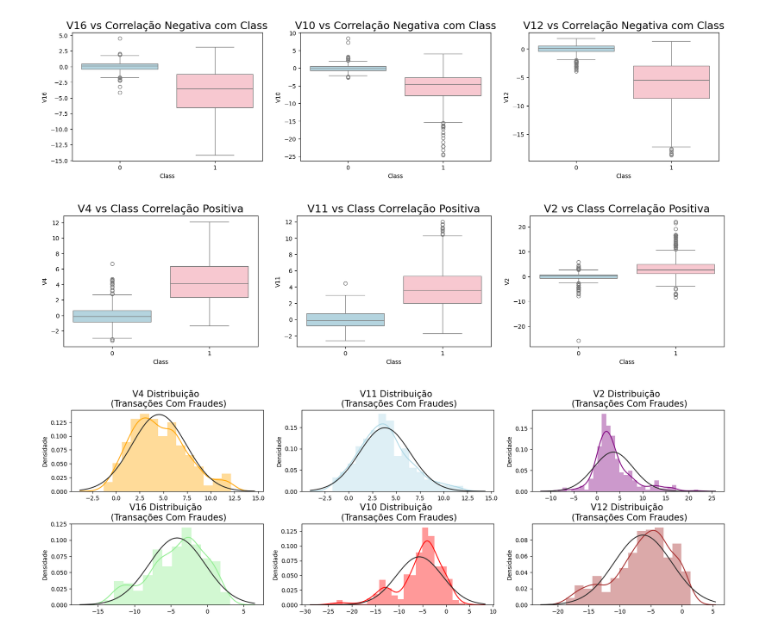
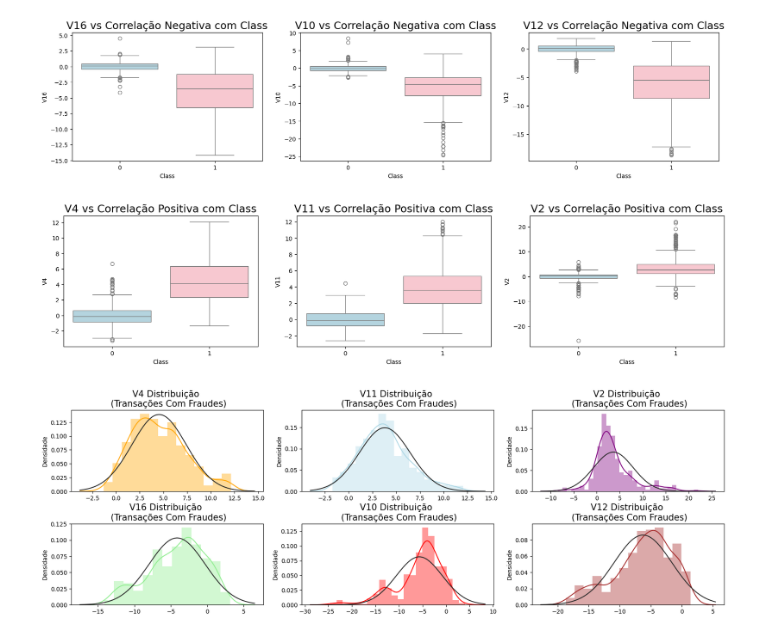
Before and after one commit to Rodrigo-Palma/Proj_Fraudes_Cartao_Credito, a Jupyter notebook: proj_fraude_cartao_credito.ipynb, the cells around one changed output. Cells and saved outputs as stored; diff of their text form; code cells hidden in the pictures.

```diff
--- a/proj_fraude_cartao_credito.ipynb
+++ b/proj_fraude_cartao_credito.ipynb
@@ -371,16 +371,16 @@ plt.show()
 # %%
 colors = ['lightblue', 'pink']
 features = ['V4', 'V11', 'V2']
 
 fig, axes = plt.subplots(ncols=len(features), figsize=(20, 4))
 
 for i, feature in enumerate(features):
     sns.boxplot(x="Class", y=feature, data=new_df, palette=colors, ax=axes[i])
-    axes[i].set_title('{} vs Class Correlação Positiva'.format(feature), fontsize=18)  # Aumento do tamanho da fonte
+    axes[i].set_title('{} vs Correlação Positiva com Class'.format(feature), fontsize=18)  # Aumento do tamanho da fonte
 
 plt.show()
 # %% [output]
-[figure, old version]
+[figure, new version]
 # %%
 from scipy.stats import norm
 
```
Also changed, not shown: parts of 11 cells of this notebook.
